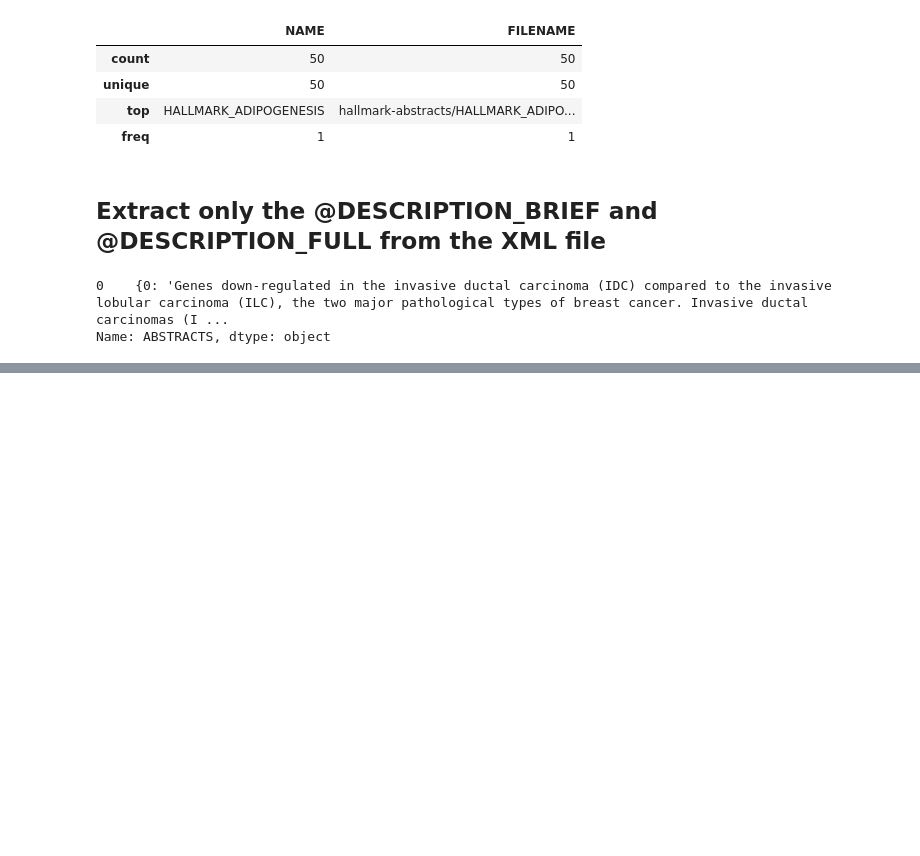
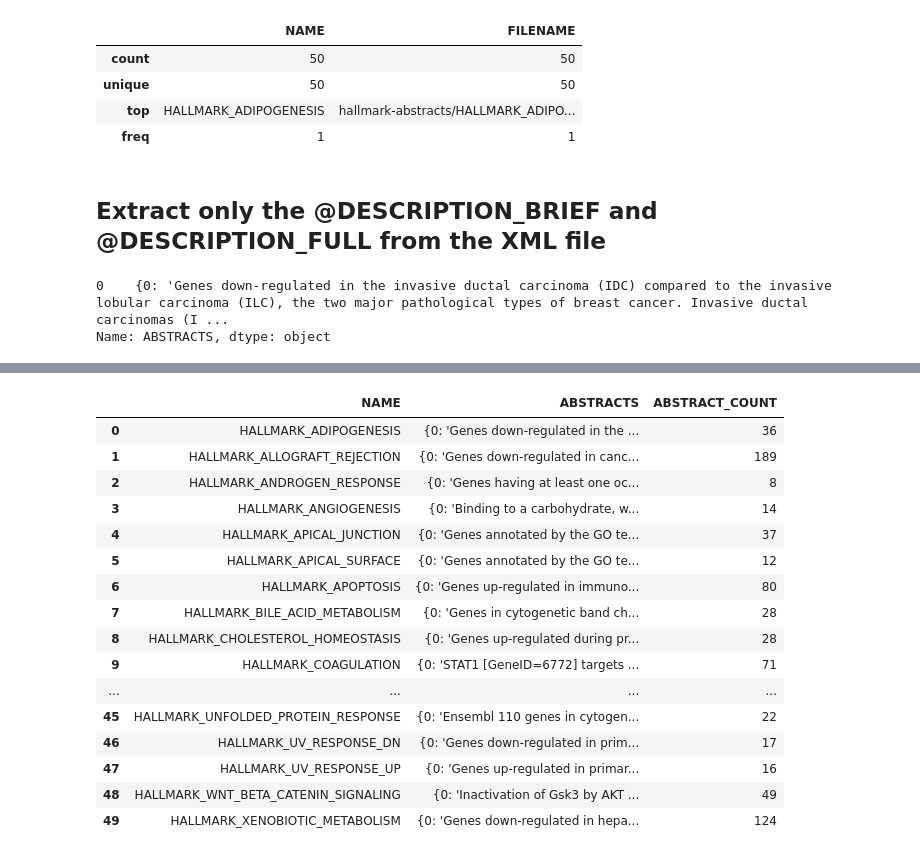
Before and after one commit to forrestkim/msigdb-abstract-wrangling, a Jupyter notebook: msigdb-abstract-wrangling.ipynb, the cells around one changed output, grey strips where cells are left out. Saved outputs shown, nothing was run; the diff lists cells and outputs as text; code cells hidden in the pictures; blank space fills up the shorter version.

```diff
--- a/msigdb-abstract-wrangling.ipynb
+++ b/msigdb-abstract-wrangling.ipynb
@@ -18,7 +18,7 @@ This XML file will contain all the abstracts from all the founder set associated
 ## Import necessary packages
 # %%
 import pandas as pd
-pd.set_option('max_colwidth', 200)
+pd.set_option('max_colwidth', 400)
 import numpy as np
 import os
 
@@ -33,10 +33,10 @@ def geneset_names_to_df(names, folder):
     folder: path to the folder containing the necessary XML files
     '''
     genesets = pd.read_csv(names)
-    genesets['FILENAME'] = abstract_folder + genesets['NAME'] + '_FOUNDERS.v2023.2.Hs.xml'
+    genesets['FILENAME'] = folder + genesets['NAME'] + '_FOUNDERS.v2023.2.Hs.xml'
     return genesets
 
-genesets = geneset_names_to_df('hallmark-names.txt','hallmark-abtracts/')
+genesets = geneset_names_to_df('hallmark-names.txt','hallmark-abstracts/')
 genesets.describe()
 # %% [output]
 |  | NAME | FILENAME |
@@ -87,0 +68,20 @@ genesets
+# %%
+genesets[['NAME','ABSTRACTS','ABSTRACT_COUNT']]
+# %% [output]
+|  | NAME | ABSTRACTS | ABSTRACT_COUNT |
+| 0 | HALLMARK_ADIPOGENESIS | {0: 'Genes down-regulated in the ... | 36 |
+| 1 | HALLMARK_ALLOGRAFT_REJECTION | {0: 'Genes down-regulated in canc... | 189 |
+| 2 | HALLMARK_ANDROGEN_RESPONSE | {0: 'Genes having at least one oc... | 8 |
+| 3 | HALLMARK_ANGIOGENESIS | {0: 'Binding to a carbohydrate, w... | 14 |
+| 4 | HALLMARK_APICAL_JUNCTION | {0: 'Genes annotated by the GO te... | 37 |
+| 5 | HALLMARK_APICAL_SURFACE | {0: 'Genes annotated by the GO te... | 12 |
+| 6 | HALLMARK_APOPTOSIS | {0: 'Genes up-regulated in immuno... | 80 |
+| 7 | HALLMARK_BILE_ACID_METABOLISM | {0: 'Genes in cytogenetic band ch... | 28 |
+| 8 | HALLMARK_CHOLESTEROL_HOMEOSTASIS | {0: 'Genes up-regulated during pr... | 28 |
+| 9 | HALLMARK_COAGULATION | {0: 'STAT1 [GeneID=6772] targets ... | 71 |
+| ... | ... | ... | ... |
+| 45 | HALLMARK_UNFOLDED_PROTEIN_RESPONSE | {0: 'Ensembl 110 genes in cytogen... | 22 |
+| 46 | HALLMARK_UV_RESPONSE_DN | {0: 'Genes down-regulated in prim... | 17 |
+| 47 | HALLMARK_UV_RESPONSE_UP | {0: 'Genes up-regulated in primar... | 16 |
+| 48 | HALLMARK_WNT_BETA_CATENIN_SIGNALING | {0: 'Inactivation of Gsk3 by AKT ... | 49 |
+| 49 | HALLMARK_XENOBIOTIC_METABOLISM | {0: 'Genes down-regulated in hepa... | 124 |
```
Also changed, not shown: parts of 1 cell of this notebook, 1 other file.
